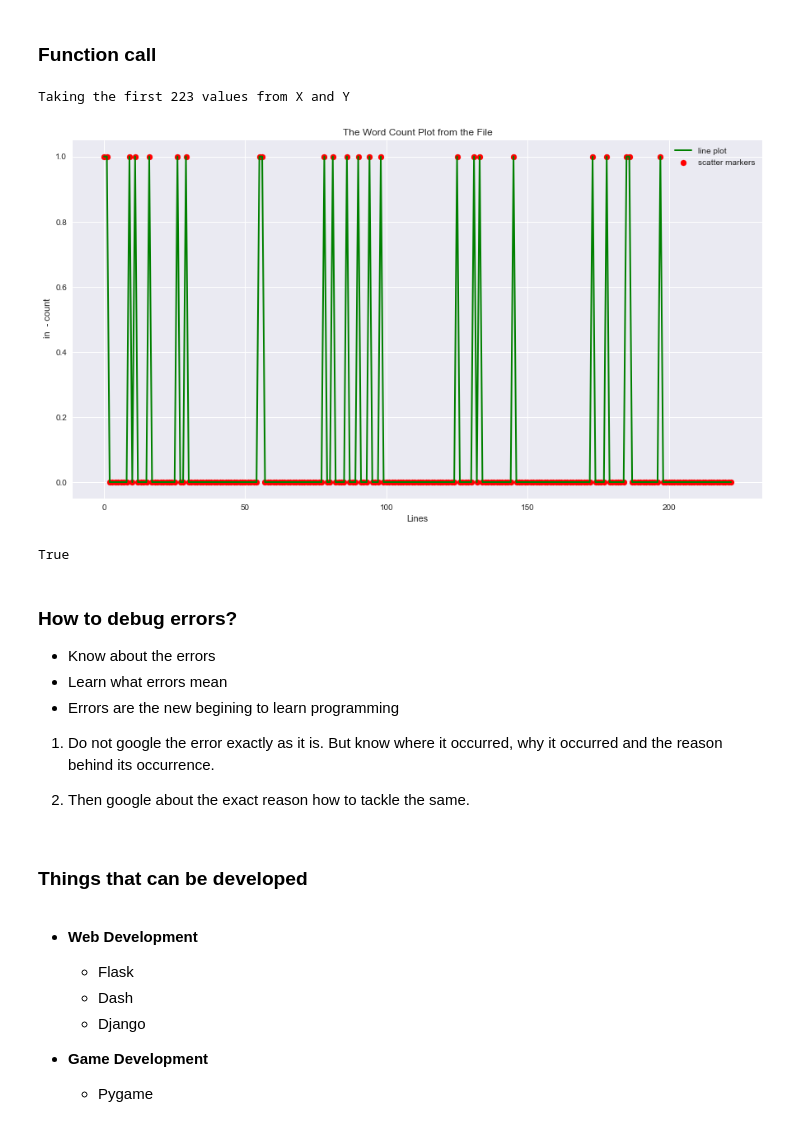
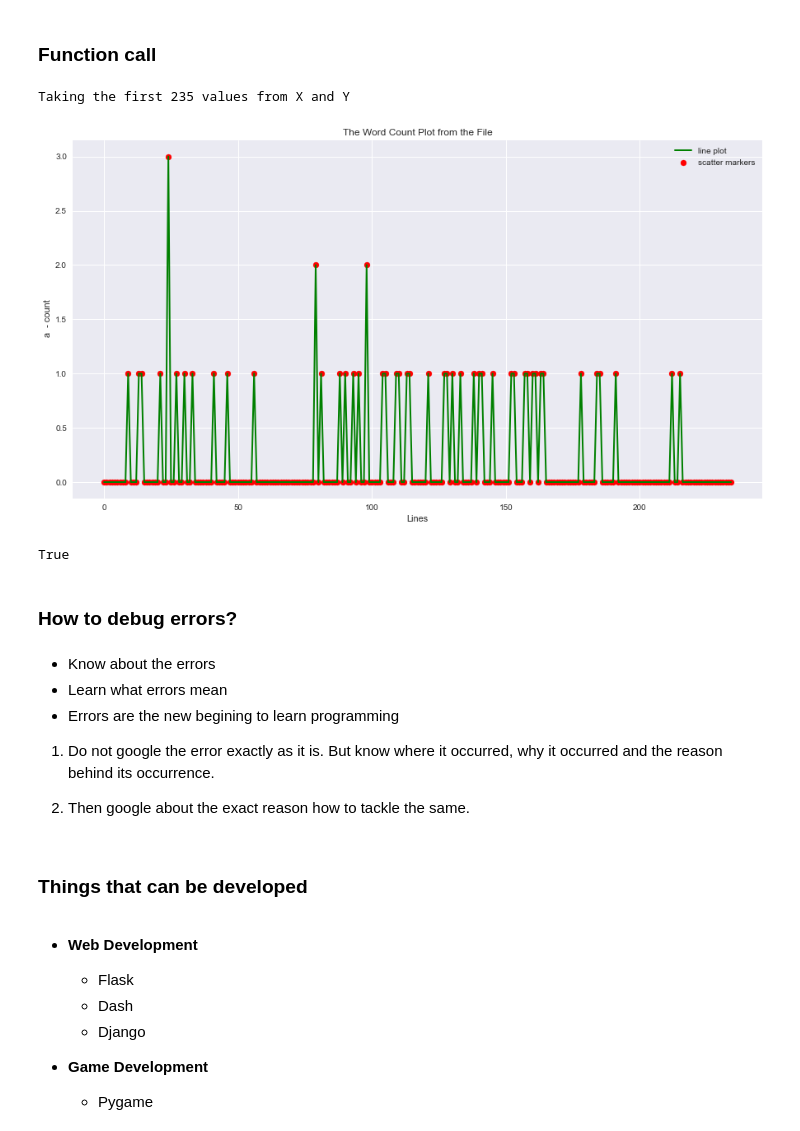
Before and after one commit to msameeruddin/Python-Programming, a Jupyter notebook: 8_Python_File-handling/file_handling.ipynb, the cells around one changed output. Drawn from its saved outputs; the diff is of its cells as text; code cells hidden in the pictures.

```diff
--- a/8_Python_File-handling/file_handling.ipynb
+++ b/8_Python_File-handling/file_handling.ipynb
@@ -248,7 +263,7 @@ len(alice_story)
 # remove "\n" (single item)
 non_slashes = []
 for each_line in alice_story:
-    if each_line != '\n':
+    if (each_line != '\n'):
         non_slashes.append(each_line)
 # %%
 # display first 10 items
@@ -276,8 +291,8 @@ len(non_slashes)
 
 non_slash_new_lines = []
 for each_line in non_slashes:
-    each_line = each_line.replace("\n", "").strip().casefold()
-    non_slash_new_lines.append(each_line)
+    new_each_line = each_line.lower().replace('\n', '').strip()
+    non_slash_new_lines.append(new_each_line)
 # %%
 # display first 10 items
 non_slash_new_lines[:10]
@@ -311,10 +330,8 @@ dict_items([(0, 1), (1, 3), (2, 43), (3, 100)])
 # %%
 # make a dictionary with enumerate and count the word
-line_dict = {}
-my_word = 'a'
+line_word_count = {}
+my_word = 'for'
 my_word = ' ' + my_word + ' '
-for index, line in dict(enumerate(non_slash_new_lines)).items():
-    line_dict[index + 1] = line.count(my_word)
 
-for i in range(1, 11):
-    print(i, "→", line_dict[i])
+for (ind, line) in enumerate(non_slash_new_lines):
+    line_word_count[ind + 1] = line.count(my_word)
@@ -332,17 +345,15 @@ for i in range(1, 11):
 # %%
 # plot the result for the first 100 items
-
-X = list(line_dict.keys())
-Y = list(line_dict.values())
-
-x_ = X[:100]
-y_ = Y[:100]
-
-# py -m pip install matplotlib
-# py -m pip install plotly
+# py -m pip install matplotlib --user
 
 from matplotlib import pyplot as plt
 
+X = list(line_word_count.keys())
+Y = list(line_word_count.values())
+
+x_ = X[:200]
+y_ = Y[:200]
+
 plt.plot(x_, y_)
 plt.show()
 # %% [output]
@@ -420,15 +431,15 @@ def word_plot_from_txt(filename_, word_):
 # %%
 word_plot_from_txt(
     filename_='alice_wonderland.txt',
-    word_='in'
+    word_='a'
 )
 # %% [output]
-Taking the first 223 values from X and Y
+Taking the first 235 values from X and Y
-[figure, old version]
+[figure, new version]
 True
+# %% [markdown]
+### How to debug errors?
 # %% [markdown]
-### **How to debug errors?**
-
 * Know about the errors
 * Learn what errors mean
 * Errors are the new begining to learn programming
@@ -437,7 +448,7 @@ True
 
 2. Then google about the exact reason how to tackle the same.
 # %% [markdown]
-### **Things that can be developed**
+### Things that can be developed
 # %% [markdown]
 * **Web Development**
     - Flask
```
Also changed, not shown: parts of 27 cells of this notebook, 21 other files.
